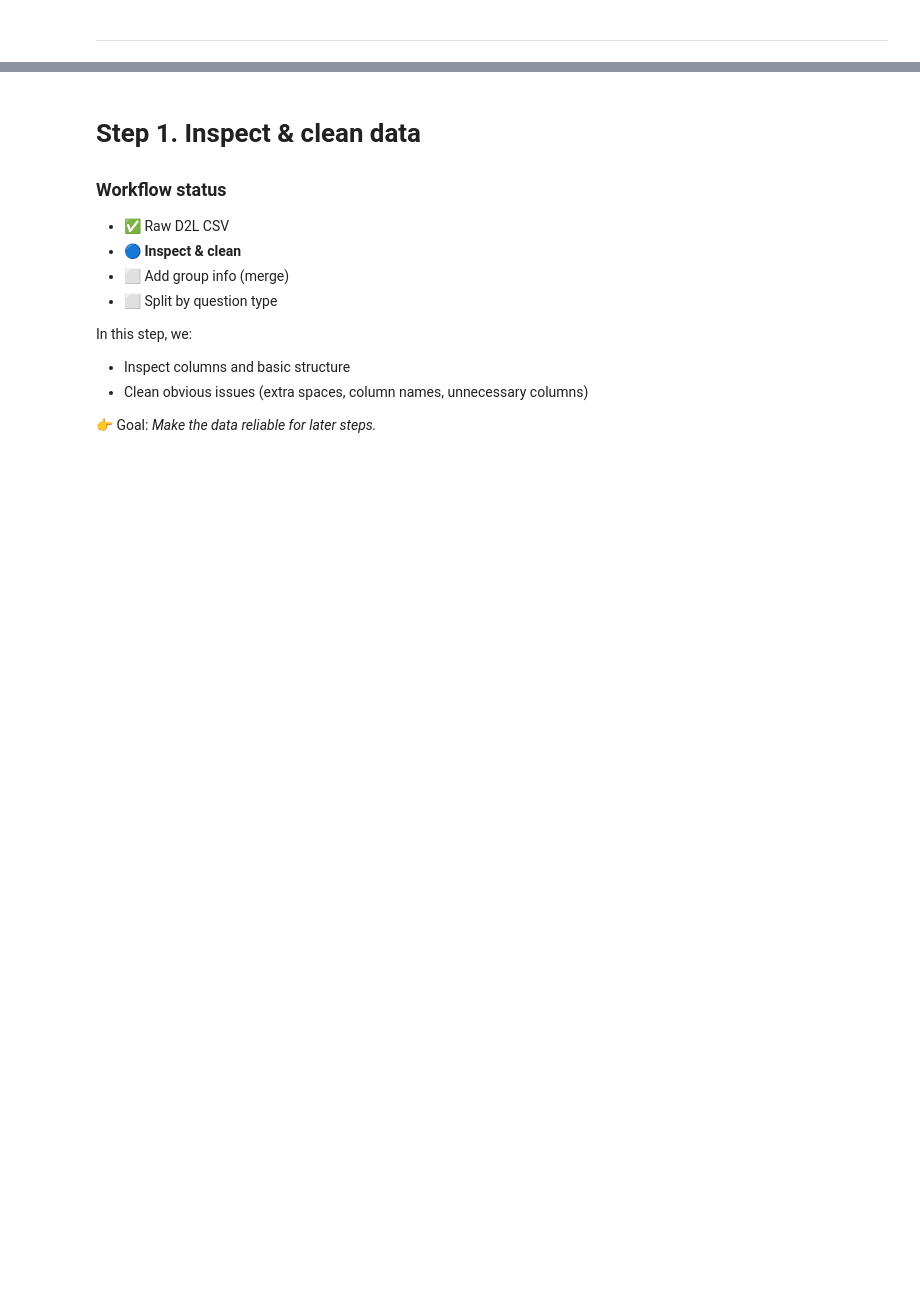
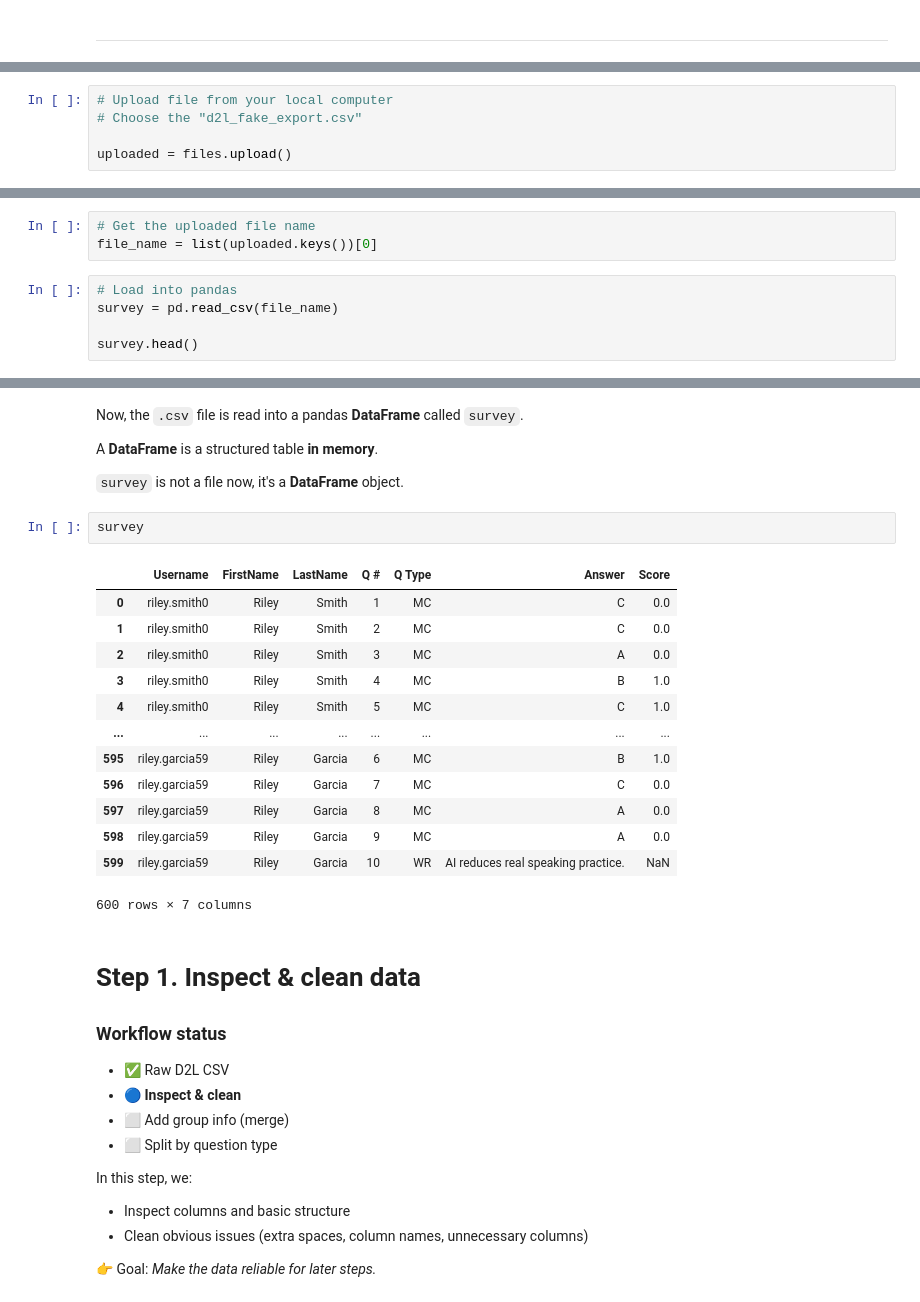
Before and after one commit to Yuweien/Python-Workshop, a Jupyter notebook: Python_Workshop_for_Beginners_2_25.ipynb, the cells around one changed output, grey strips where cells are left out. Saved outputs shown, nothing was run; the diff lists cells and outputs as text; blank space fills up the shorter version.

```diff
--- a/Python_Workshop_for_Beginners_2_25.ipynb
+++ b/Python_Workshop_for_Beginners_2_25.ipynb
@@ -146,0 +179,5 @@ Download the dataset here if you haven't yet:
+# %%
+# Upload file from your local computer
+# Choose the "d2l_fake_export.csv"
+
+uploaded = files.upload()
@@ -146,0 +187,8 @@ Download the dataset here if you haven't yet:
+# %%
+# Get the uploaded file name
+file_name = list(uploaded.keys())[0]
+# %%
+# Load into pandas
+survey = pd.read_csv(file_name)
+
+survey.head()
@@ -147,3 +202,25 @@ Download the dataset here if you haven't yet:
+# %% [markdown]
+Now, the `.csv` file is read into a pandas **DataFrame** called `survey`.
+
+A **DataFrame** is a structured table **in memory**.
+
+`survey` is not a file now, it's a **DataFrame** object.
+# %%
+survey
+# %% [output]
+|  | Username | FirstName | LastName | Q # | Q Type | Answer | Score |
+| 0 | riley.smith0 | Riley | Smith | 1 | MC | C | 0.0 |
+| 1 | riley.smith0 | Riley | Smith | 2 | MC | C | 0.0 |
+| 2 | riley.smith0 | Riley | Smith | 3 | MC | A | 0.0 |
+| 3 | riley.smith0 | Riley | Smith | 4 | MC | B | 1.0 |
+| 4 | riley.smith0 | Riley | Smith | 5 | MC | C | 1.0 |
+| ... | ... | ... | ... | ... | ... | ... | ... |
+| 595 | riley.garcia59 | Riley | Garcia | 6 | MC | B | 1.0 |
+| 596 | riley.garcia59 | Riley | Garcia | 7 | MC | C | 0.0 |
+| 597 | riley.garcia59 | Riley | Garcia | 8 | MC | A | 0.0 |
+| 598 | riley.garcia59 | Riley | Garcia | 9 | MC | A | 0.0 |
+| 599 | riley.garcia59 | Riley | Garcia | 10 | WR | AI reduces real speaking practice. | NaN |
+600 rows × 7 columns
 # %% [markdown]
 # Step 1. Inspect & clean data
 
```
Also changed, not shown: parts of 41 cells of this notebook.
